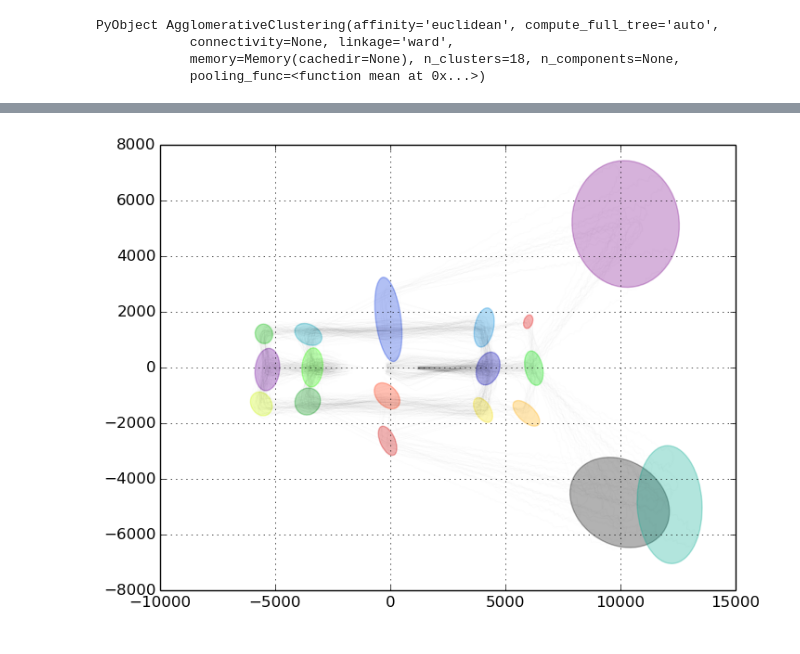
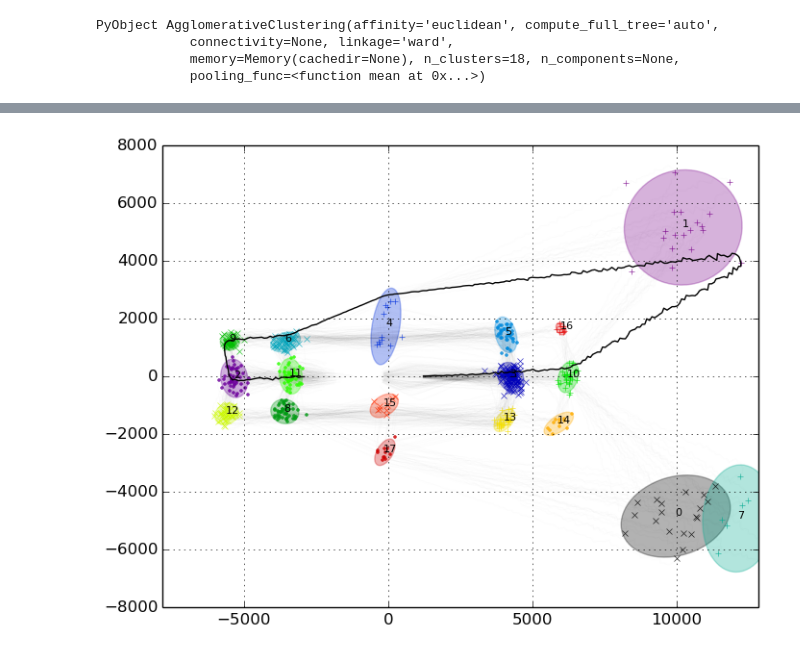
Before and after one commit to sisl/autoATC, a Jupyter notebook: turningPoints.ipynb, the cells around one changed output, grey strips where cells are left out. Saved outputs shown, nothing was run; the diff lists cells and outputs as text; code cells hidden in the pictures.

```diff
--- a/turningPoints.ipynb
+++ b/turningPoints.ipynb
@@ -167,3 +162,4 @@ PyObject AgglomerativeClustering(affinity='euclidean', compute_full_tree='auto',
             pooling_func=<function mean at 0x...>)
 # %%
 label = ward[:labels_];
+label_unique = sort(unique(label));
@@ -170,4 +188,9 @@ label = ward[:labels_];
 # %%
-X1 = X[:, find(x-> x== 3, label)];
-g = skM.GMM(n_components=1, covariance_type="tied")
-g = g[:fit](X1')
+# X1 = X[end:-1:1, find(x-> x== 4, label)];
+# g = skM.GMM(n_components=1, covariance_type="tied")
+# g = g[:fit](X1')
+# μ = g[:means_][:]
+# Σ_inv = inv(g[:_get_covars]()[1])
+# μ
+# x = [0, 2000.];
+# (x-μ)'*Σ_inv*(x-μ), confidenceInterval(g, x) #[0, 3000])
@@ -198,5 +196,0 @@ confidenceInterval(g, mean(X1,2)')
-# %%
-x = X1[:,1];
-μ = g[:means_];
-Σ = g[:_get_covars]()[1];
-l = g[:score](x)
@@ -223,42 +197,65 @@ while loading In[308], in expression starting on line 1
 # %%
+markers = itertools.cycle(["x","+","."])
+
 for (tidx, t) in enumerate(trajectories)
     nList = Float64[mes.n  for mes in t];
     eList = Float64[mes.e  for mes in t];
     plot(eList, nList, linestyle="-", alpha=0.01, color="k")
 end
 
 splot = PyPlot.matplotlib[:pyplot][:gca]()
 
-for (l, m) in zip(unique(label),  markers)
 
-        Xi = X[:, find(x-> x== l, label)];
+gDict = Dict{Int64,PyObject}()
+for (l, m) in zip(label_unique,  markers)
+    #Get color
+    c = plt.cm[:spectral][:__call__](np.float(l) / np.max(label_unique + 1))
 
-        g = skM.GMM(n_components=1, covariance_type="tied")
-        g = g[:fit](Xi')
+    #Get data, swap e/n for plotting
+    Xi = X[end:-1:1, find(x-> x== l, label)];
 
-        mean = g[:means_][end:-1:1];
-        covar = g[:_get_covars]()[1]
+    #Plot scatter of data
+    plot(Xi[1,:], Xi[2,:], linestyle="", markersize=4, marker=m, alpha=0.8, color=c)
 
-        v, w = linalg.eigh(covar)
-        u = w[:,2] / linalg.norm(w[:,2])
+    #Fit a gaussian
+    g = skM.GMM(n_components=1, covariance_type="tied")
+    g = g[:fit](Xi')
 
-        #v[0] = np.sqrt(v[0]); v[1] = np.sqrt(v[1])
-        v = 2*np.sqrt(5.991*v);
-        # Plot an ellipse to show the Gaussian component
-        angle = np.arctan(u[2] / u[1]) * 180 / np.pi # convert to degrees
+    gDict[l] = g
 
+    #plot an ellipse
+    #Get the
+    mean = g[:means_][:]#[end:-1:1];
+    covar = g[:_get_covars]()[1]
+    #eigen values/vectors
+    λ, w = linalg.eigh(covar)
+    u = w[:,1] / linalg.norm(w[:,1])
 
-        c = plt.cm[:spectral][:__call__](np.float(l) / np.max(label + 1))
-        #plot(Xi[2,:], Xi[1,:], linestyle="", marker=m,
-        #    color=c)
+    #5.991 for 95%
+    #3.218 for 80%
+    #4.605 for 90%
+    #use quantile(Chisq(2), p) to get desired value
+    v = 2*np.sqrt(4.605*λ);
 
+    # compute angle
+    angle = np.arctan2(u[2],u[1]) * 180 / np.pi # convert to degrees
 
-        ell = mpl.patches[:Ellipse](mean, v[1], v[2], 180 + angle,color=c)
-        ell[:set_clip_box](splot[:bbox])
-        ell[:set_alpha](0.3)
-        splot[:add_artist](ell)
+    ell = mpl.patches[:Ellipse](mean, v[1], v[2], angle,color=c)
+    ell[:set_clip_box](splot[:bbox])
+    ell[:set_alpha](0.3)
+    splot[:add_artist](ell)
+
+    text(mean[1], mean[2], string(l), size=8)
+
 end
 
+idx = 51;
+for (tidx, t) in enumerate(trajectories[idx:idx])
+    nList = Float64[mes.n  for mes in t];
+    eList = Float64[mes.e  for mes in t];
+    plot(eList, nList, linestyle="-", alpha=1, color="k")
+end
 grid("on")
+axis("equal")
 # %% [output]
-[figure, old version]
+[figure, new version]
```
Also changed, not shown: parts of 28 cells of this notebook, 2 other files.
